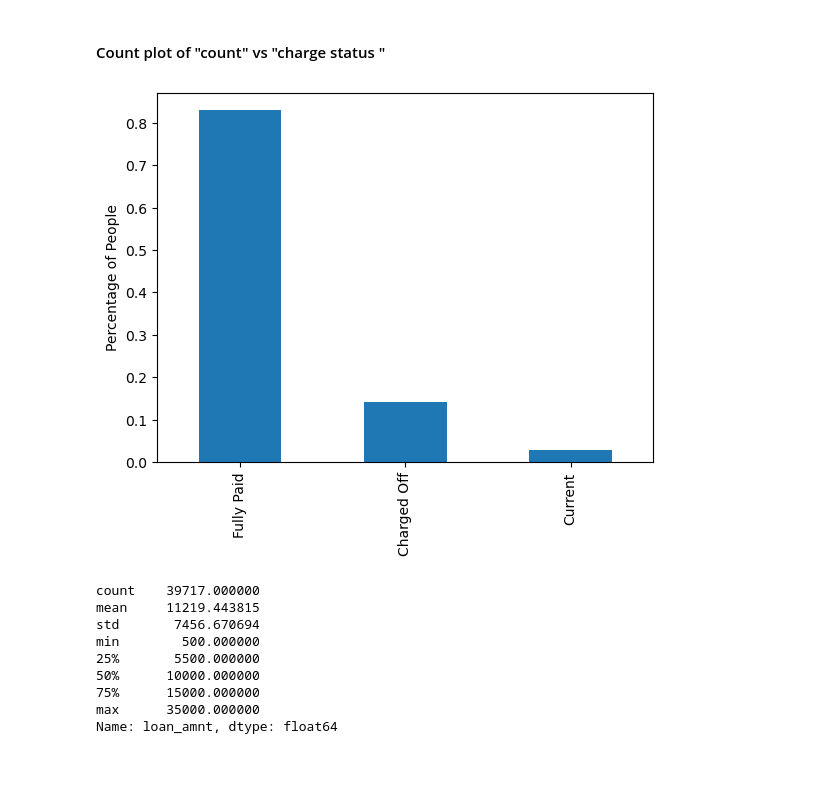
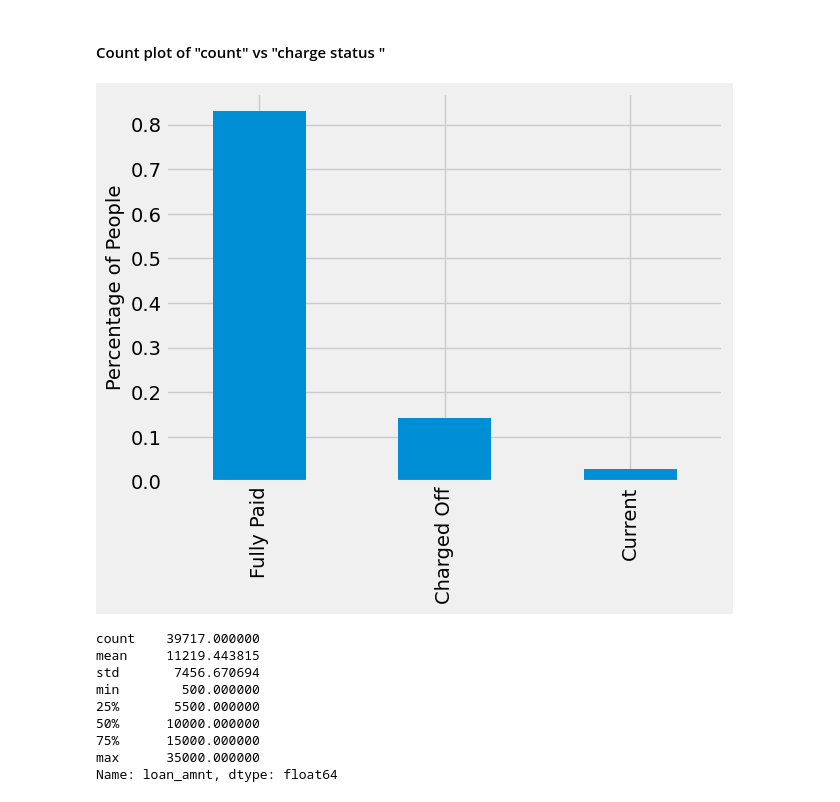
Before and after one commit to alokkmukherji/LendingClubCaseStudy, a Jupyter notebook: C54_LendingClubCaseStudy_AlokeKumarMukherjee_AkshayKachroo.ipynb, the cells around one changed output. Saved outputs shown, nothing was run; the diff lists cells and outputs as text; code cells hidden in the pictures; blank space fills up the shorter version.

```diff
--- a/C54_LendingClubCaseStudy_AlokeKumarMukherjee_AkshayKachroo.ipynb
+++ b/C54_LendingClubCaseStudy_AlokeKumarMukherjee_AkshayKachroo.ipynb
@@ -257,11 +249,12 @@ sns.countplot(x=loan_df['sub_grade'])
 # %% [markdown]
 #### Count plot of "count" vs "charge status "
 # %%
+plt.style.use('fivethirtyeight')
 loan_df.loan_status.value_counts(normalize=True).plot.bar()
 plt.ylabel('Percentage of People')
 plt.show()
 # %% [output]
-[figure, old version]
+[figure, new version]
 # %%
 # Basic analysis details of loan_amnt column using describe method - Quantitative Variables
 loan_df['loan_amnt'].describe()
```
Also changed, not shown: parts of 39 cells of this notebook, 1 other file.
